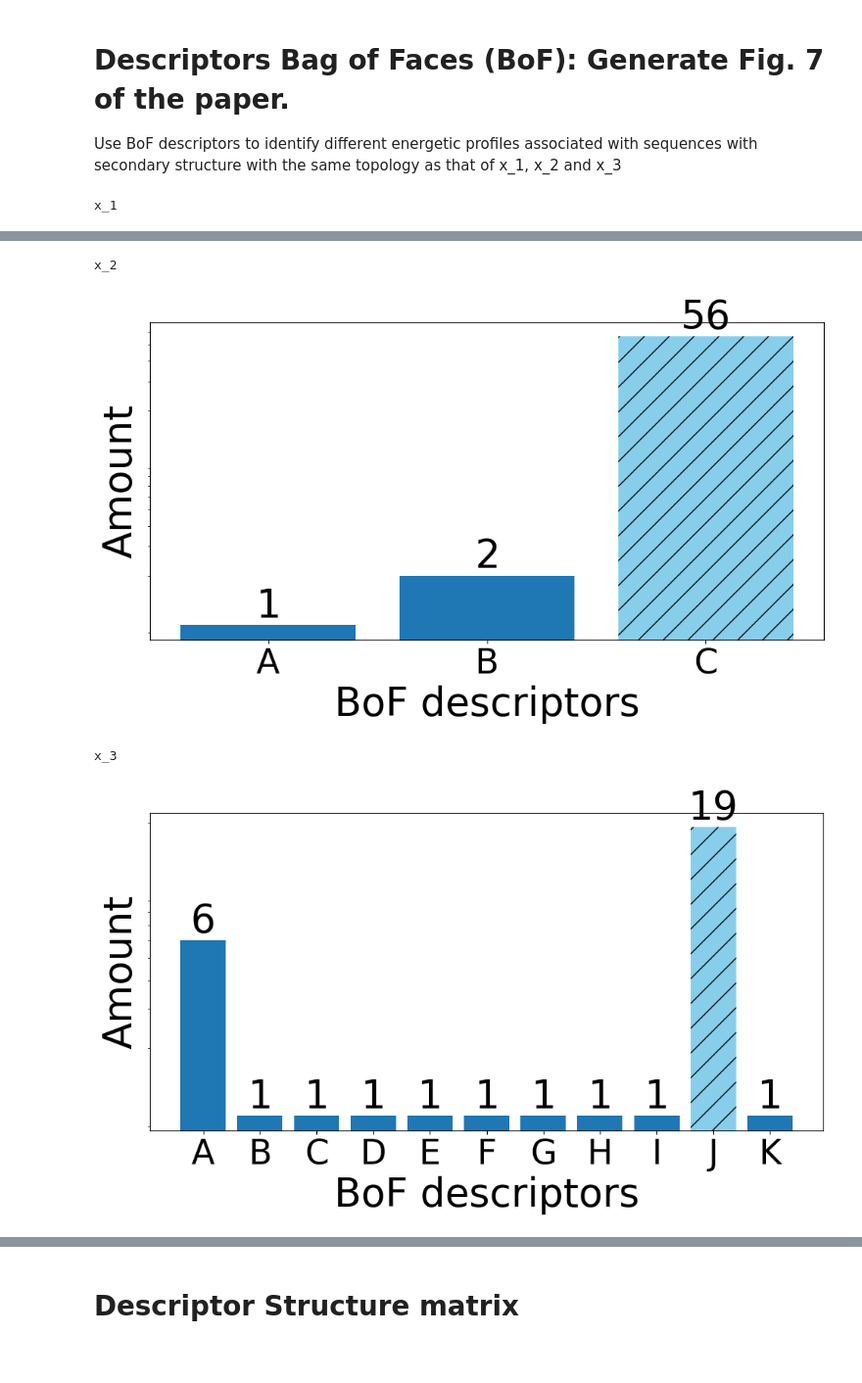
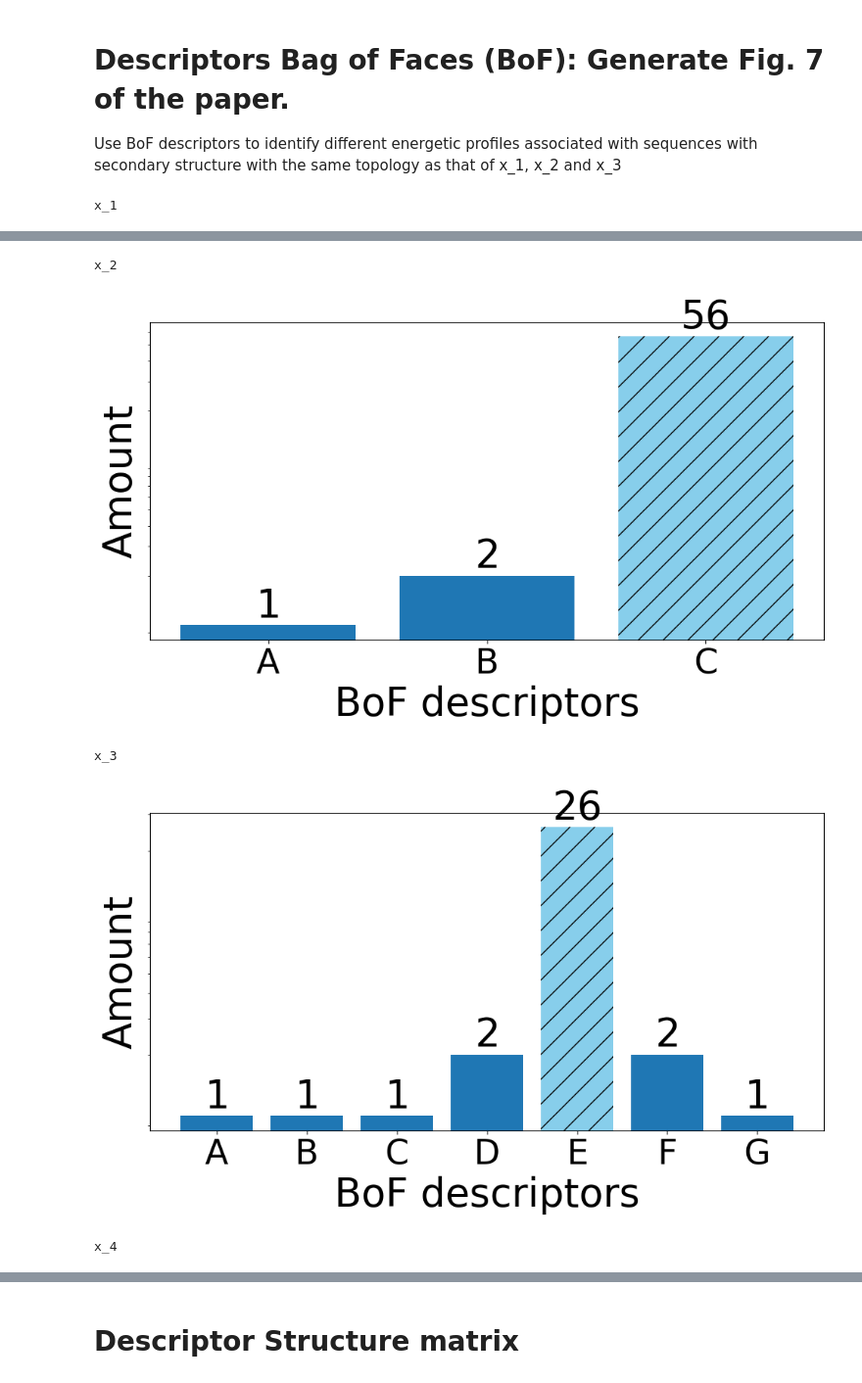
Before and after one commit to shihhsinwang0214/GMFold, a Jupyter notebook: notebooks/similarity_search.ipynb, the cells around one changed output, grey strips where cells are left out. Shown at 98% size. Drawn from its saved outputs; the diff is of its cells as text; code cells hidden in the pictures.

```diff
--- a/notebooks/similarity_search.ipynb
+++ b/notebooks/similarity_search.ipynb
@@ -110,10 +112,12 @@ plt.show()
 l = X.shape[1]
 distances0 = cdist(X[0].reshape(1,l), X[:], 'euclidean')
 distances1 = cdist(X[1].reshape(1,l), X[:], 'euclidean')
-distances2 = cdist(X[2].reshape(1,l), X[:], 'euclidean')
+distances2 = cdist(X[3].reshape(1,l), X[:], 'euclidean')
+distances3 = cdist(X[4].reshape(1,l), X[:], 'euclidean')
 zero_indices0 = np.where(distances0  == 0)[1]
 zero_indices1 = np.where(distances1  == 0)[1]
 zero_indices2 = np.where(distances2  == 0)[1]
+zero_indices3 = np.where(distances3  == 0)[1]
 # %% [markdown]
 # Descriptors Bag of Faces (BoF): Generate Fig. 7 of the paper.
 Use BoF descriptors  to identify different energetic profiles associated with sequences with secondary structure with the same topology as that of x_1, x_2 and x_3
@@ -130,6 +134,10 @@ df1 = df1.sort_values(by='Count', ascending=False)
 df2 = df.loc[zero_indices2]
 df2 = df2.reset_index(drop= True)
 df2 = df2.sort_values(by='Count', ascending=False)
+
+df3 = df.loc[zero_indices3]
+df3 = df3.reset_index(drop= True)
+df3 = df3.sort_values(by='Count', ascending=False)
 # %%
 
 
@@ -163,10 +171,11 @@ def BoF_in_df(df):
 X_raw0, words0 = BoF_in_df(df0)
 X_raw1, words1 = BoF_in_df(df1)
 X_raw2, words2 = BoF_in_df(df2)
+X_raw3, words3 = BoF_in_df(df3)
 # %%
 # Fig 7
 
-for XX, x in [(X_raw0, 1), (X_raw1,2), (X_raw2,3)]:
+for XX, x in [(X_raw0, 1), (X_raw1,2), (X_raw2,3),(X_raw3,4)]:
     print(f'x_{x}')
 
     dfx = pd.DataFrame(XX)
@@ -225,4 +234,5 @@ x_1
 x_2
 [figure]
 x_3
-[figure, old version]
+[figure, new version]
+x_4
```
Also changed, not shown: parts of 4 cells of this notebook, 34 other files.
